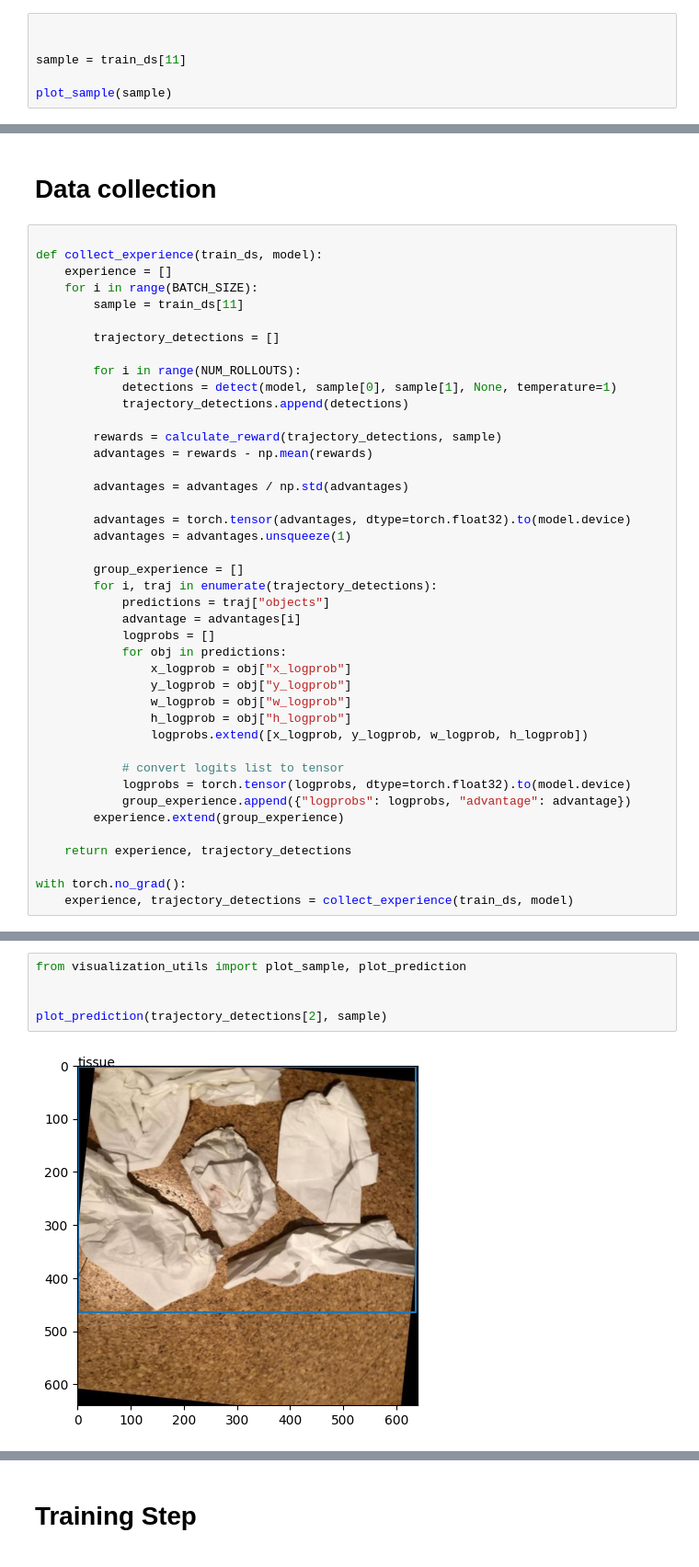
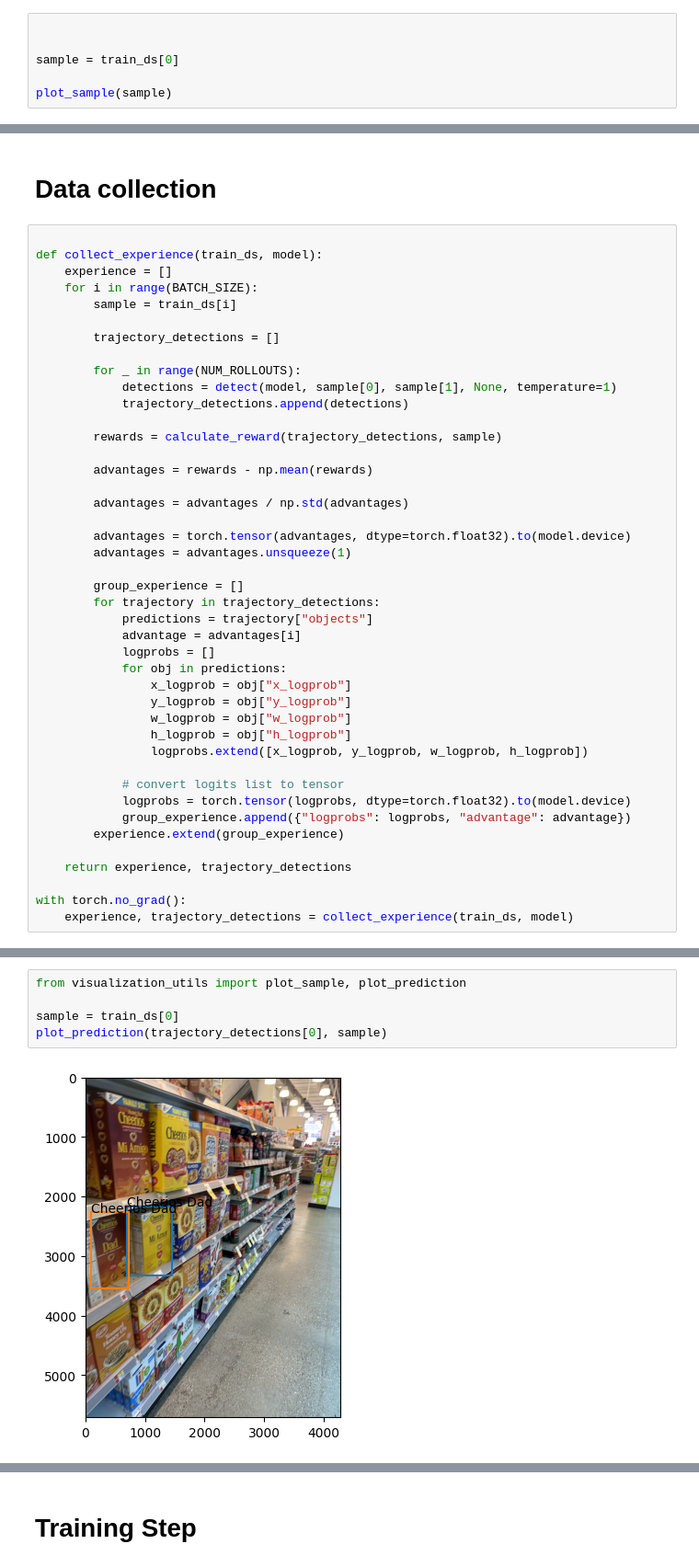
Before and after one commit to nkasmanoff/moondream-grpo, a Jupyter notebook: moondream_grpo_training.ipynb, the cells around one changed output, grey strips where cells are left out. Shown: that part at 92% size. Saved outputs shown, nothing was run; the diff lists cells and outputs as text.

Commit message:
trainer code

```diff
--- a/moondream_grpo_training.ipynb
+++ b/moondream_grpo_training.ipynb
@@ -45,6 +45,6 @@ Number of parameters: 60,317,312
 # %%
 
 
-sample = train_ds[11]
+sample = train_ds[0]
 
 plot_sample(sample)
@@ -57,15 +55,16 @@ plot_sample(sample)
 def collect_experience(train_ds, model):
     experience = []
     for i in range(BATCH_SIZE):
-        sample = train_ds[11]
+        sample = train_ds[i]
 
         trajectory_detections = []
 
-        for i in range(NUM_ROLLOUTS):
+        for _ in range(NUM_ROLLOUTS):
             detections = detect(model, sample[0], sample[1], None, temperature=1)
             trajectory_detections.append(detections)
 
         rewards = calculate_reward(trajectory_detections, sample)
+
         advantages = rewards - np.mean(rewards)
 
         advantages = advantages / np.std(advantages)
@@ -74,8 +73,8 @@ def collect_experience(train_ds, model):
         advantages = advantages.unsqueeze(1)
 
         group_experience = []
-        for i, traj in enumerate(trajectory_detections):
-            predictions = traj["objects"]
+        for trajectory in trajectory_detections:
+            predictions = trajectory["objects"]
             advantage = advantages[i]
             logprobs = []
             for obj in predictions:
@@ -97,7 +98,7 @@ with torch.no_grad():
 # %%
 from visualization_utils import plot_sample, plot_prediction
 
-
-plot_prediction(trajectory_detections[2], sample)
+sample = train_ds[0]
+plot_prediction(trajectory_detections[0], sample)
 # %% [output]
-[figure, old version]
+[figure, new version]
```
Also changed, not shown: parts of 12 cells of this notebook, 3 other files.
